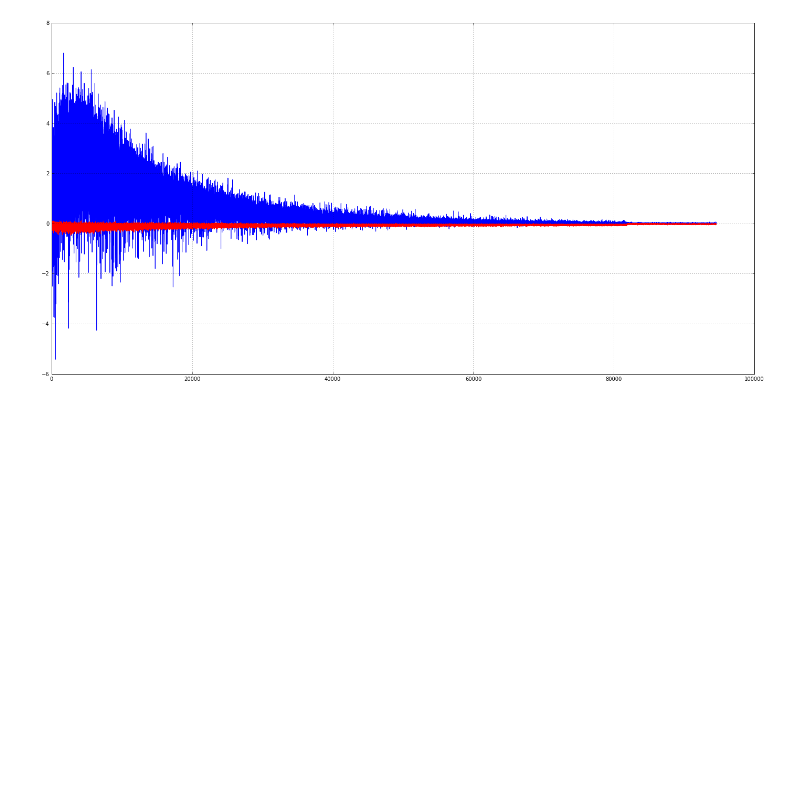
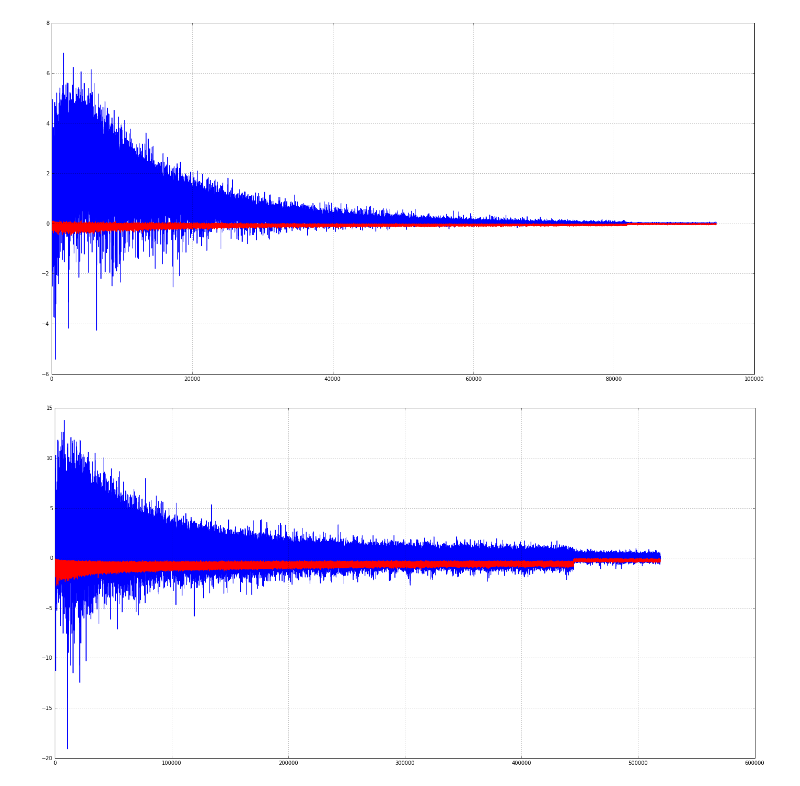
Before and after one commit to ryanchao2012/pixnet-nlp, a Jupyter notebook: Untitled.ipynb, the cells around one changed output. Drawn from its saved outputs; the diff is of its cells as text; code cells hidden in the pictures; blank space fills up the shorter version.

```diff
--- a/Untitled.ipynb
+++ b/Untitled.ipynb
@@ -114,3 +112,7 @@ test_neg(100)  # v100_w5_n50_p10
 test_neg(100)  # v100_w5_n1
 # %% [output]
 [figure]
+# %%
+test_neg(100)  # v100_w5_n50_p10
+# %% [output]
+[figure, added]
```
Also changed, not shown: parts of 12 cells of this notebook, 8 other files.
